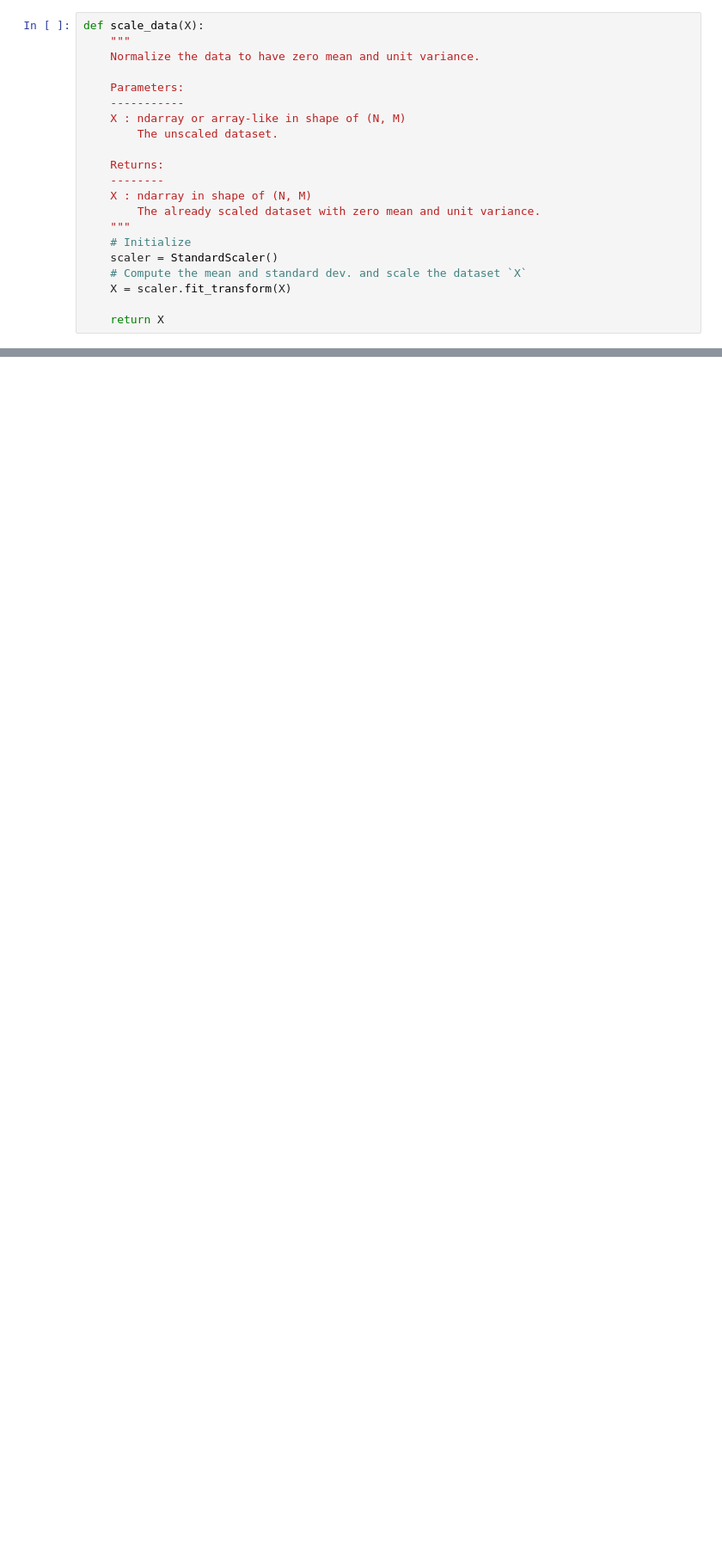
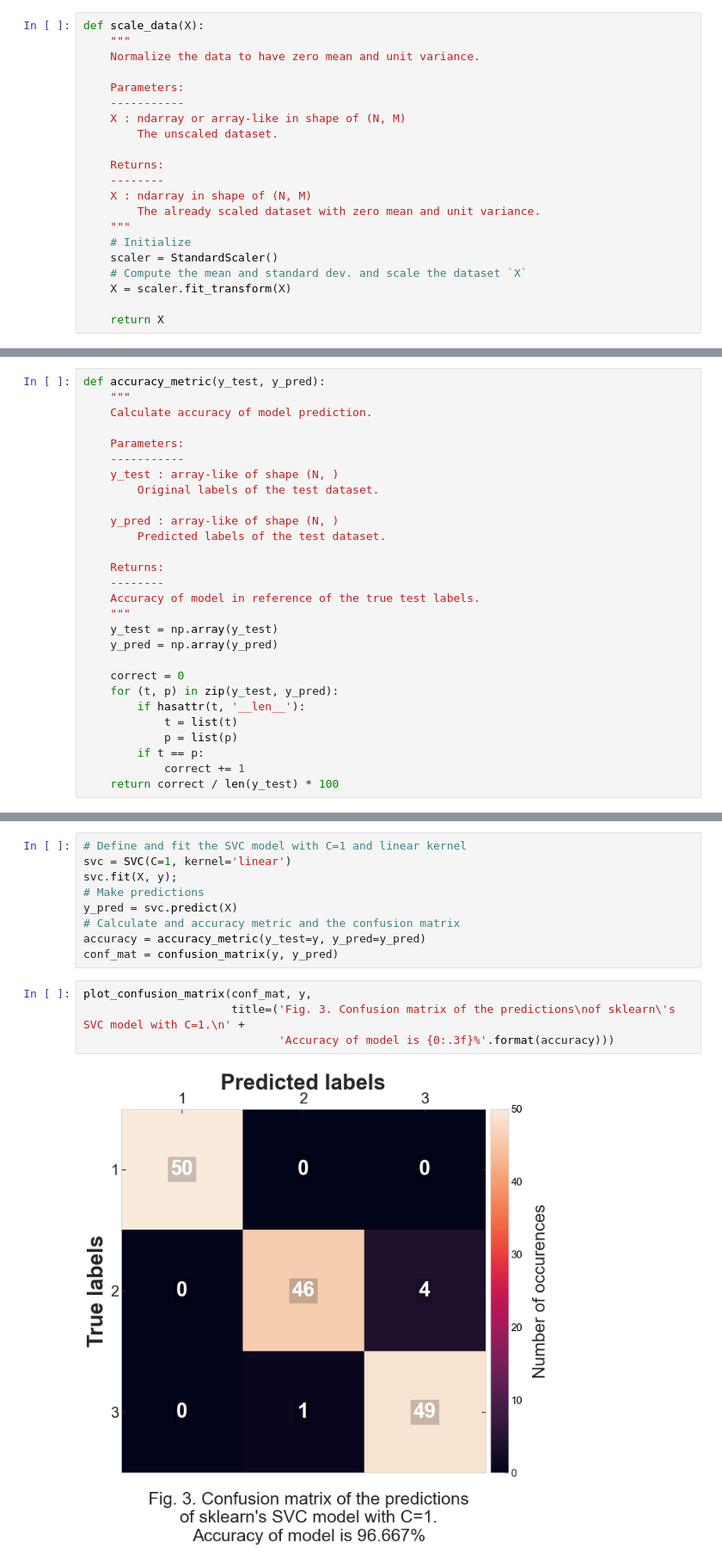
Before and after one commit to masterdesky/ELTE-data-mining-2020, a Jupyter notebook: Homeworks/Week 7/homework_07.ipynb, the cells around one changed output, grey strips where cells are left out. Shown at 86% size. Cells and saved outputs as stored; diff of their text form; blank space fills up the shorter version.

```diff
--- a/Homeworks/Week 7/homework_07.ipynb
+++ b/Homeworks/Week 7/homework_07.ipynb
@@ -114,0 +217,28 @@ def scale_data(X):
+# %%
+def accuracy_metric(y_test, y_pred):
+    """
+    Calculate accuracy of model prediction.
+
+    Parameters:
+    -----------
+    y_test : array-like of shape (N, )
+        Original labels of the test dataset.
+
+    y_pred : array-like of shape (N, )
+        Predicted labels of the test dataset.
+
+    Returns:
+    --------
+    Accuracy of model in reference of the true test labels.
+    """
+    y_test = np.array(y_test)
+    y_pred = np.array(y_pred)
+
+    correct = 0
+    for (t, p) in zip(y_test, y_pred):
+        if hasattr(t, '__len__'):
+            t = list(t)
+            p = list(p)
+        if t == p:
+            correct += 1
+    return correct / len(y_test) * 100
@@ -114,0 +289,15 @@ def scale_data(X):
+# %%
+# Define and fit the SVC model with C=1 and linear kernel
+svc = SVC(C=1, kernel='linear')
+svc.fit(X, y);
+# Make predictions
+y_pred = svc.predict(X)
+# Calculate and accuracy metric and the confusion matrix
+accuracy = accuracy_metric(y_test=y, y_pred=y_pred)
+conf_mat = confusion_matrix(y, y_pred)
+# %%
+plot_confusion_matrix(conf_mat, y,
+                      title=('Fig. 3. Confusion matrix of the predictions\nof sklearn\'s SVC model with C=1.\n' +
+                             'Accuracy of model is {0:.3f}%'.format(accuracy)))
+# %% [output]
+[figure, added]
```
Also changed, not shown: parts of 23 cells of this notebook, 1 other file.
